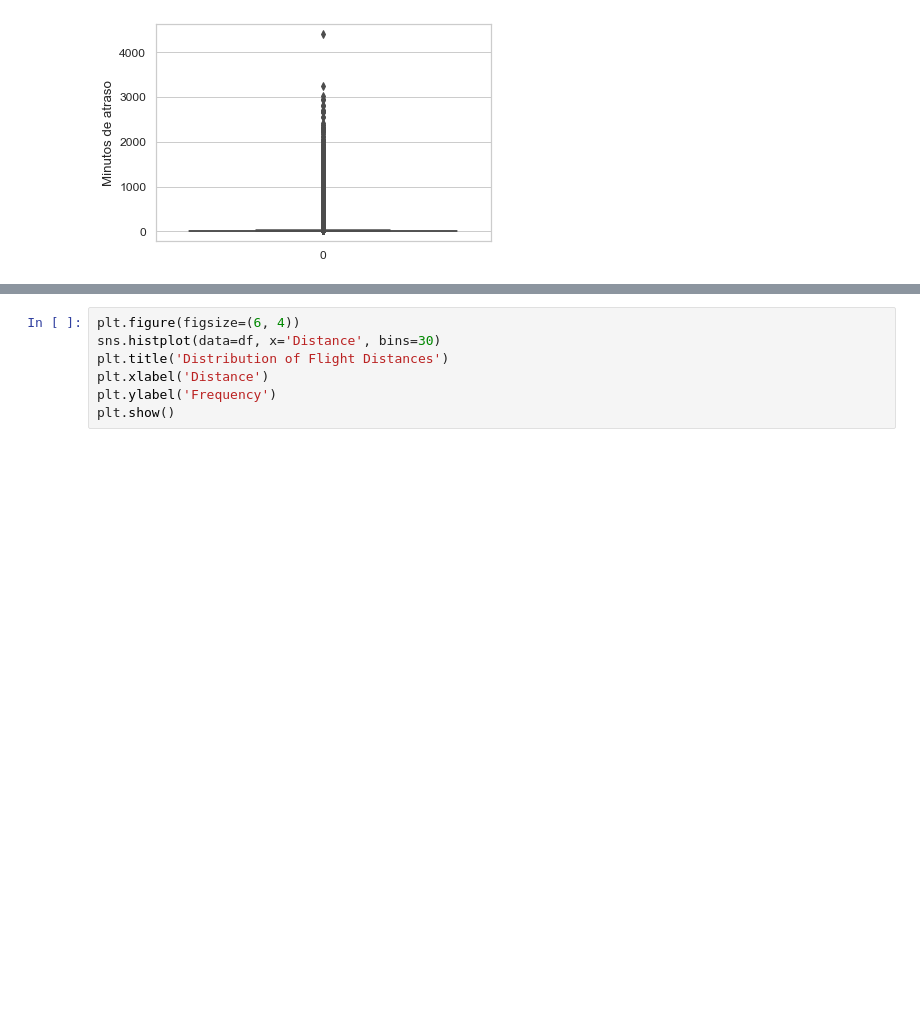
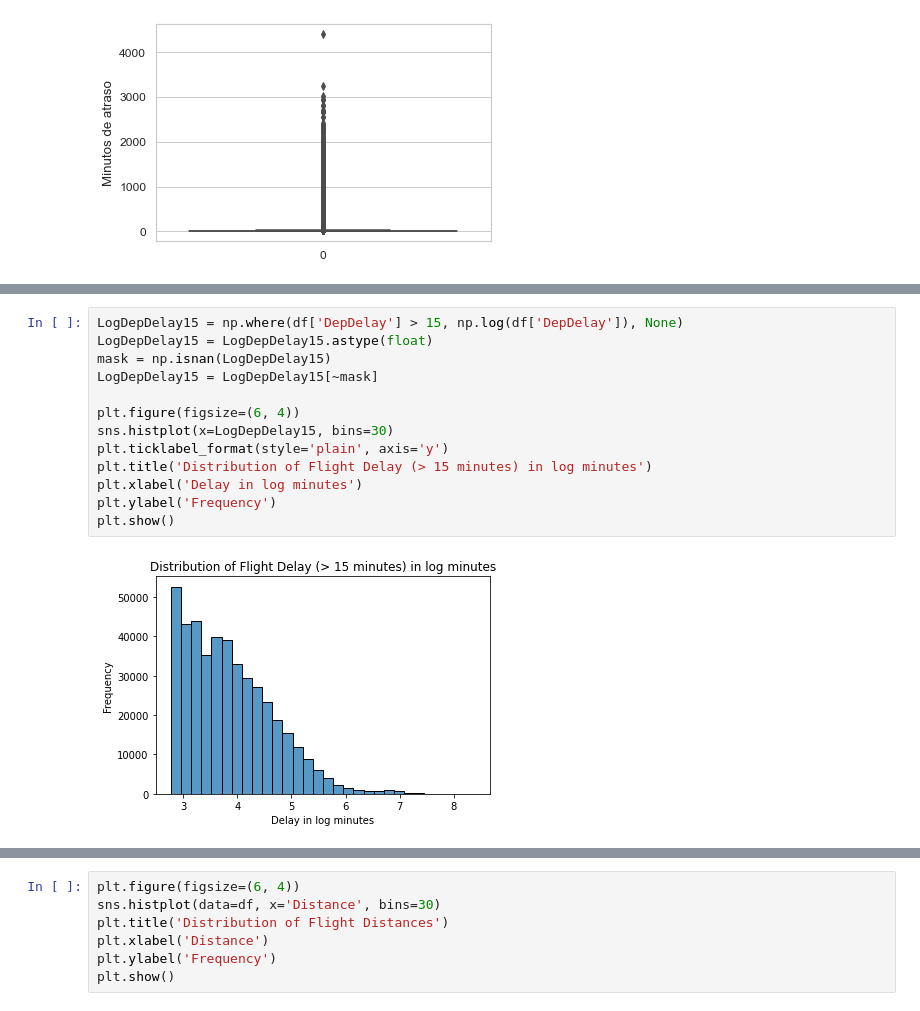
Before and after one commit to martinpimentel/flight-delay-predictions, a Jupyter notebook: basic_descriptions.ipynb, the cells around one changed output, grey strips where cells are left out. Saved outputs shown, nothing was run; the diff lists cells and outputs as text; blank space fills up the shorter version.

```diff
--- a/descriptive_analysis.ipynb
+++ b/basic_descriptions.ipynb
@@ -50,0 +63,15 @@ sns.boxplot(
+# %%
+LogDepDelay15 = np.where(df['DepDelay'] > 15, np.log(df['DepDelay']), None)
+LogDepDelay15 = LogDepDelay15.astype(float)
+mask = np.isnan(LogDepDelay15)
+LogDepDelay15 = LogDepDelay15[~mask]
+
+plt.figure(figsize=(6, 4))
+sns.histplot(x=LogDepDelay15, bins=30)
+plt.ticklabel_format(style='plain', axis='y')
+plt.title('Distribution of Flight Delay (> 15 minutes) in log minutes')
+plt.xlabel('Delay in log minutes')
+plt.ylabel('Frequency')
+plt.show()
+# %% [output]
+[figure, added]
```
Also changed, not shown: parts of 6 cells of this notebook, 2 other files.
